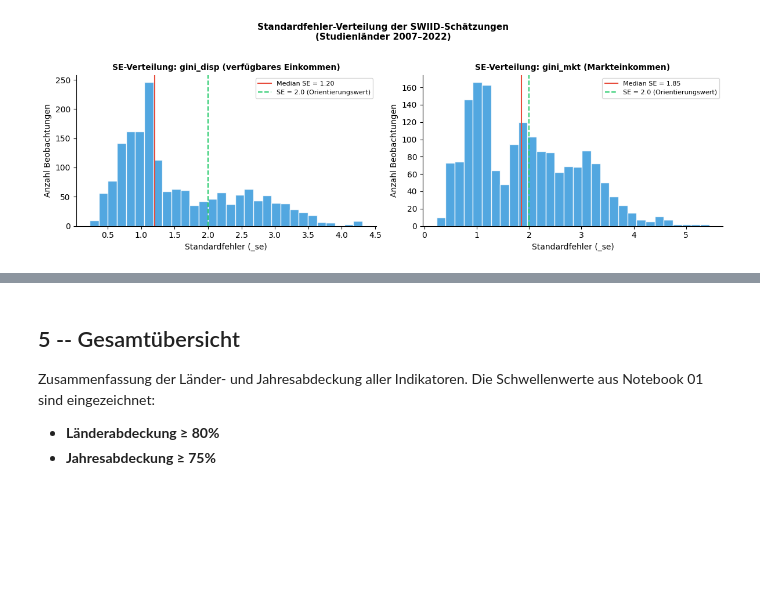
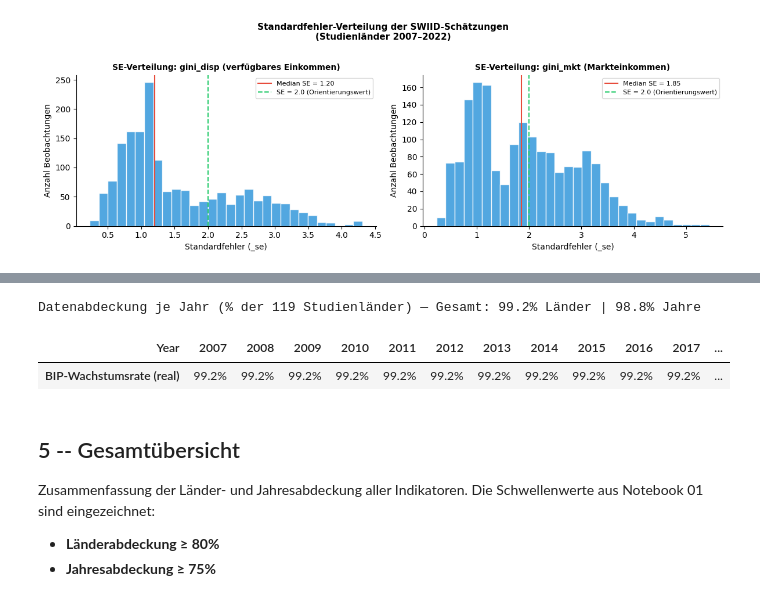
Before and after one commit to MaierMax/Explaining-Well-Being, a Jupyter notebook: code/02_futher_feature_exploration_and_selection.ipynb, the cells around one changed output, grey strips where cells are left out. Saved outputs shown, nothing was run; the diff lists cells and outputs as text; code cells hidden in the pictures; blank space fills up the shorter version.

```diff
--- a/code/02_futher_feature_exploration_and_selection.ipynb
+++ b/code/02_futher_feature_exploration_and_selection.ipynb
@@ -1022,0 +1040,77 @@ gini_mkt (Markteinkommen): 1751 Beobachtungen | Median SE = 1.85 | 55.0% mit SE
+# %%
+# ──────────────────────────────────────────────────────────────
+# BIP-Wachstumsrate (realer Konjunkturindikator), abgeleitet aus dem WISE-BIP-Niveau
+# Quelle: WISE-Datenbank, Akronym WB-WDI-NY-GDP-MKTP-KD (reales BIP, konstant 2015 USD)
+# ──────────────────────────────────────────────────────────────
+WISE_PATH = (Path('..') / 'Pulled Databases' / 'WISE_Database' / 'WISE_Database'
+             / 'Data' / 'WISE_Database' / 'WISE_Database.xlsx')
+assert WISE_PATH.exists(), f'WISE-Datei nicht gefunden: {WISE_PATH}'
+
+GDP_ACRONYM = 'WB-WDI-NY-GDP-MKTP-KD'      # reales BIP (konstant 2015 USD)
+GROWTH_CODE = 'WB-WDI-GDP-ZG'   # abgeleitete Wachstumsrate (% p.a.)
+GROWTH_NAME = 'BIP-Wachstumsrate (real)'
+
+# ── Schritt 2: BIP aller Studienlaender 2006-2022 aus WISE ziehen und als Datei speichern ──
+# Basisjahr 2006 wird benoetigt, um die Wachstumsrate fuer 2007 zu berechnen.
+print('Lade BIP-Niveau aus WISE C Data ... (kann einen Moment dauern)')
+_c = pd.read_excel(WISE_PATH, sheet_name='C Data',
+                   usecols=['ISO3', 'Acronym', 'Year', 'Value'])
+_c['Year'] = _c['Year'].astype(int)
+
+gdp_levels = (
+    _c[(_c['Acronym'] == GDP_ACRONYM) &
+       _c['ISO3'].isin(INCLUDED_COUNTRIES) &
+       _c['Year'].between(YEAR_START - 1, YEAR_END)]      # 2006-2022
+    [['ISO3', 'Year', 'Value']]
+    .rename(columns={'Value': 'GDP'})
+)
+
+# Laendernamen (Name + ISO3) ergaenzen
+_cl = pd.read_excel(OUTPUT_DIR / 'country_list.xlsx')
+_iso3_to_name = dict(zip(_cl['ISO3'], _cl['Country_Name']))
+gdp_levels['Country_Name'] = gdp_levels['ISO3'].map(_iso3_to_name)
+gdp_levels = (gdp_levels[['ISO3', 'Country_Name', 'Year', 'GDP']]
+              .sort_values(['ISO3', 'Year'])
+              .reset_index(drop=True))
+
+GDP_LEVELS_FILE = OUTPUT_DIR / 'bip_levels_2006_2022.xlsx'
+gdp_levels.to_excel(GDP_LEVELS_FILE, index=False)
+print(f'Schritt 2: BIP-Niveau gespeichert -> {GDP_LEVELS_FILE}')
+print(f'           {gdp_levels["ISO3"].nunique()} Laender | '
+      f'{gdp_levels["Year"].min()}-{gdp_levels["Year"].max()}')
+
+# ── Schritt 3: Wachstumsrate je Land = (BIP_x / BIP_{x-1} - 1) * 100 ──
+# Strikt jahresweise: nur berechnet, wenn sowohl x als auch x-1 vorhanden sind.
+gdp_wide = gdp_levels.pivot(index='ISO3', columns='Year', values='GDP')
+growth_wide = pd.DataFrame(index=gdp_wide.index)
+for yr in range(YEAR_START, YEAR_END + 1):           # 2007-2022
+    if yr in gdp_wide.columns and (yr - 1) in gdp_wide.columns:
+        growth_wide[yr] = (gdp_wide[yr] / gdp_wide[yr - 1] - 1) * 100
+
+# ── Schritt 4: BIP-Niveau und Jahr 2006 entfernen ──
+# (growth_wide enthaelt nur Wachstumsraten ab 2007, keine Niveaus mehr)
+gdp_growth = (
+    growth_wide
+    .reset_index()
+    .melt(id_vars='ISO3', var_name='Year', value_name='GDP_growth')
+    .dropna(subset=['GDP_growth'])
+)
+gdp_growth['Year'] = gdp_growth['Year'].astype(int)
+gdp_growth['Country_Name'] = gdp_growth['ISO3'].map(_iso3_to_name)
+gdp_growth = gdp_growth[['ISO3', 'Country_Name', 'Year', 'GDP_growth']]
+print(f'Schritt 3-4: Wachstumsrate berechnet | Jahre '
+      f'{gdp_growth["Year"].min()}-{gdp_growth["Year"].max()} | '
+      f'{gdp_growth["ISO3"].nunique()} Laender mit Werten')
+
+# ── Schritt 5: Coverage berechnen und in die Gesamtuebersicht (results) aufnehmen ──
+df_4_14 = gdp_growth.rename(columns={'GDP_growth': 'Value'})[['ISO3', 'Year', 'Value']]
+cov_4_14 = compute_coverage(df_4_14)
+display_indicator_coverage(cov_4_14, GROWTH_NAME, GROWTH_CODE)
+results.append({
+    'Abschnitt':            '4.14',
+    'Indikator':            GROWTH_NAME,
+    'Code':                 GROWTH_CODE,
+    'Laenderabdeckung_pct': cov_4_14['country_pct'],
+    'Jahresabdeckung_pct':  cov_4_14['year_pct'],
+})
+# %% [output]
@@ -1023,3 +1124,6 @@ gini_mkt (Markteinkommen): 1751 Beobachtungen | Median SE = 1.85 | 55.0% mit SE
+Datenabdeckung je Jahr (% der 119 Studienländer) — Gesamt: 99.2% Länder | 98.8% Jahre
+| Year | 2007 | 2008 | 2009 | 2010 | 2011 | 2012 | 2013 | 2014 | 2015 | 2016 | 2017 | ... |
+| BIP-Wachstumsrate (real) | 99.2% | 99.2% | 99.2% | 99.2% | 99.2% | 99.2% | 99.2% | 99.2% | 99.2% | 99.2% | 99.2% | ... |
 # %% [markdown]
 ## 5 -- Gesamtübersicht
 
```
Also changed, not shown: parts of 5 cells of this notebook, 2 other files.
